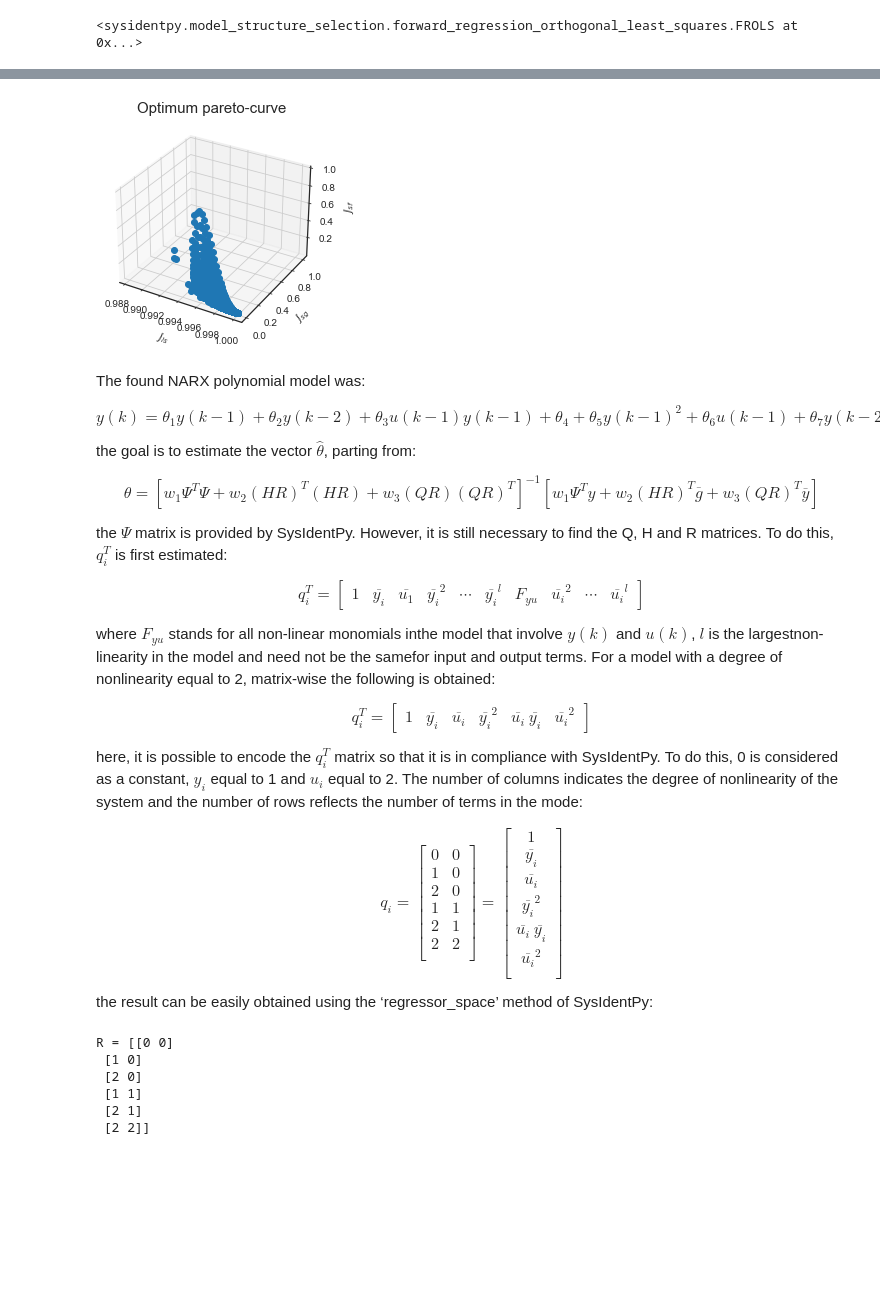
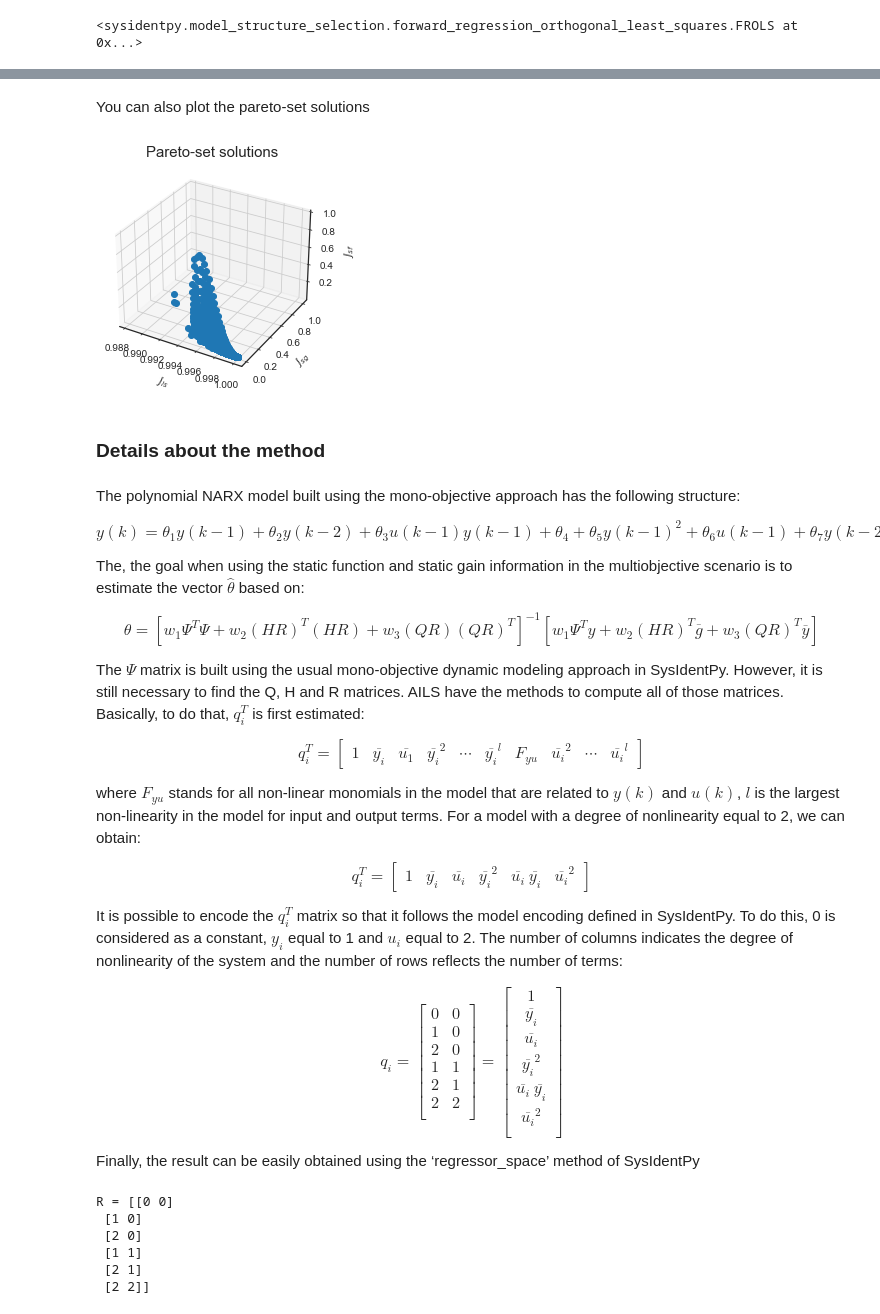
Before and after one commit to wilsonrljr/sysidentpy, a Jupyter notebook: examples/multiobjective_parameter_estimation.ipynb, the cells around one changed output, grey strips where cells are left out. Cells and saved outputs as stored; diff of their text form; code cells hidden in the pictures; blank space fills up the shorter version.

Commit message:
refactoring the notebook with better details, organizations, readability and adapting to the new methods in estimate function

```diff
--- a/examples/multiobjective_parameter_estimation.ipynb
+++ b/examples/multiobjective_parameter_estimation.ipynb
@@ -21,9 +26,8 @@ from sysidentpy.metrics import root_relative_squared_error
 # %% [markdown]
 # Dynamic Behavior
 # %%
-# Reading Buck's input and output data
-df_train = pd.read_csv(r'examples/datasets/buck_id.csv')
-df_valid = pd.read_csv(r'examples/datasets/buck_valid.csv')
+df_train = pd.read_csv(r'datasets/buck_id.csv')
+df_valid = pd.read_csv(r'datasets/buck_valid.csv')
 
 # Plotting the measured output (identification and validation data)
 plt.figure(1)
@@ -136,9 +152,18 @@ The next step will be to determine the weights of the objectives of interest:
 # %%
-# Matrix with the weights associated to each objective.
-W = np.array(
-    [
-        [0.98, 0.7, 0.5, 0.35, 0.25, 0.01, 0.15, 0.01],
-        [0.01, 0.1, 0.3, 0.15, 0.25, 0.98, 0.35, 0.01],
-        [0.01, 0.2, 0.2, 0.50, 0.50, 0.01, 0.50, 0.98],
-    ]
-)
+# you can use any set of model structure you want in your use case
+mo_estimator = AILS(final_model=model.final_model)
+
+# setting the log-spaced weights of each objective function
+w = set_weights(static_function=True, static_gain=True)
+
+# you can also use something like
+
+# w = np.array(
+#     [
+#         [0.98, 0.7, 0.5, 0.35, 0.25, 0.01, 0.15, 0.01],
+#         [0.01, 0.1, 0.3, 0.15, 0.25, 0.98, 0.35, 0.01],
+#         [0.01, 0.2, 0.2, 0.50, 0.50, 0.01, 0.50, 0.98],
+#     ]
+# )
+
+# to set the weights. Each row correspond to each objective
@@ -153,7 +172,6 @@ now the method will be called to calculate the matrix of the performance of the
 # %%
-# Method to calculate the parameters
-J, w, E, Theta, HR, QR, position = mult.affine_information_least_squares(
-    y_train=y_train[2:], gain=gain, y_static=Yo, x_static=Uo, psi=model.psi
+J, E, theta, HR, QR, position = mo_estimator.estimate(
+    X=x_train, y=y_train, gain=gain, y_static=Yo, X_static=Uo, weighing_matrix=w
 )
 result = {
     "w1": w[0, :],
@@ -267,28 +350,32 @@ pareto-optimal curve:
+# %% [markdown]
+You can also plot the pareto-set solutions
 # %%
 plt.figure(6)
 ax = plt.axes(projection="3d")
 ax.plot3D(J[0, :], J[1, :], J[2, :], "o", linewidth=0.1)
-ax.set_title("Optimum pareto-curve", fontsize=15)
+ax.set_title("Pareto-set solutions", fontsize=15)
 ax.set_xlabel("$J_{ls}$", fontsize=10)
 ax.set_ylabel("$J_{sg}$", fontsize=10)
 ax.set_zlabel("$J_{sf}$", fontsize=10)
 plt.show()
 # %% [output]
-[figure, old version]
+[figure, new version]
+# %% [markdown]
+### Details about the method
 # %% [markdown]
-The found NARX polynomial model was:
+The polynomial NARX model built using the mono-objective approach has the following structure:
 
 $$
 y(k) = \theta_1 y(k-1) + \theta_2 y(k-2) + \theta_3 u(k-1) y(k-1) + \theta_4 + \theta_5 y(k-1)^2 + \theta_6 u(k-1) + \theta_7 y(k-2)y(k-1) + \theta_8 y(k-2)^2
 $$
 
-the goal is to estimate the vector $\hat{\theta}$, parting from:
+The, the goal when using the static function and static gain information in the multiobjective scenario is to estimate the vector $\hat{\theta}$ based on:
 
 $$
 \theta = [w_1\Psi^T\Psi + w_2(HR)^T(HR) + w_3(QR)(QR)^T]^{-1} [w_1\Psi^T y + w_2(HR)^T\overline{g}+w_3(QR)^T\overline{y}]
 $$
 
-the $\Psi$ matrix is provided by SysIdentPy. However, it is still necessary to find the Q, H and R matrices. To do this, $q_i^T$ is first estimated:
+The $\Psi$ matrix is built using the usual mono-objective dynamic modeling approach in SysIdentPy. However, it is still necessary to find the Q, H and R matrices. AILS have the methods to compute all of those matrices. Basically, to do that, $q_i^T$ is first estimated:
 
 $$
 q_i^T =
@@ -297,8 +384,7 @@ q_i^T =
 \end{bmatrix}
 $$
 
-where $F_{yu}$ stands for all non-linear monomials inthe model that involve $y(k)$ and $u(k)$, $l$ is the largestnon-linearity in the model and need not be the samefor input and output terms. For a model with a degree of nonlinearity equal to 2, matrix-wise the following is obtained:
-
+where $F_{yu}$ stands for all non-linear monomials in the model that are related to $y(k)$ and $u(k)$, $l$ is the largest non-linearity in the model for input and output terms. For a model with a degree of nonlinearity equal to 2, we can obtain:
 
 $$
 q_i^T =
@@ -307,8 +393,7 @@ q_i^T =
 \end{bmatrix}
 $$
 
-here, it is possible to encode the $q_i^T$ matrix so that it is in compliance with SysIdentPy. To do this, 0 is considered as a constant, $y_i$ equal to 1 and $u_i$ equal to 2. The number of columns indicates the degree of nonlinearity of the system and the number of rows reflects the number of terms in the mode:
-
+It is possible to encode the $q_i^T$ matrix so that it follows the model encoding defined in SysIdentPy. To do this, 0 is considered as a constant, $y_i$ equal to 1 and $u_i$ equal to 2. The number of columns indicates the degree of nonlinearity of the system and the number of rows reflects the number of terms:
 
 $$
 q_i =
@@ -331,5 +416,5 @@ q_i =
 \end{bmatrix}
 $$
 
-the result can be easily obtained using the ‘regressor_space’ method of SysIdentPy:
+Finally, the result can be easily obtained using the ‘regressor_space’ method of SysIdentPy
 # %%
```
Also changed, not shown: parts of 68 cells of this notebook.
